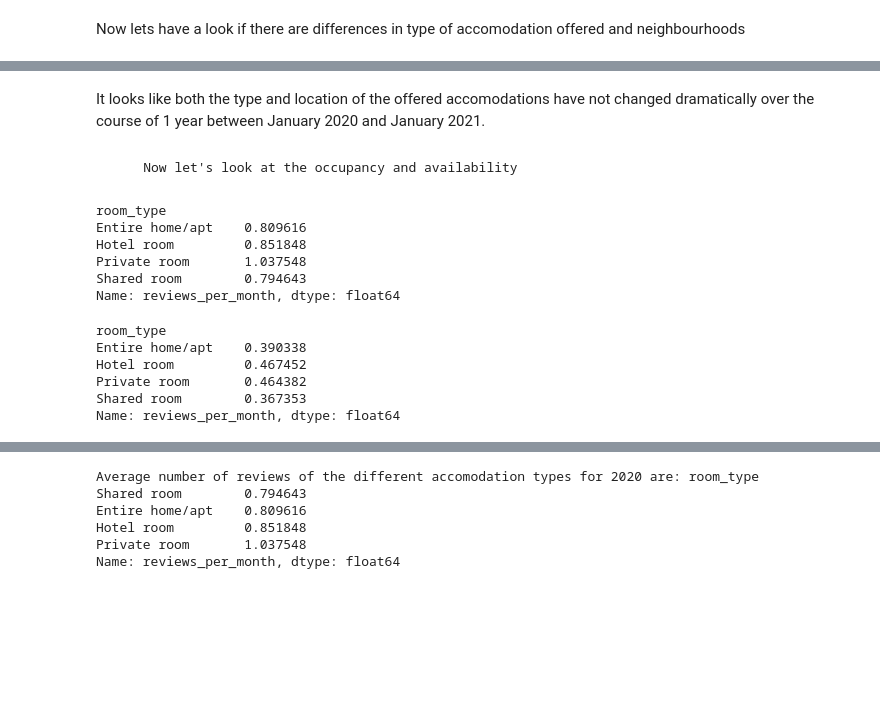
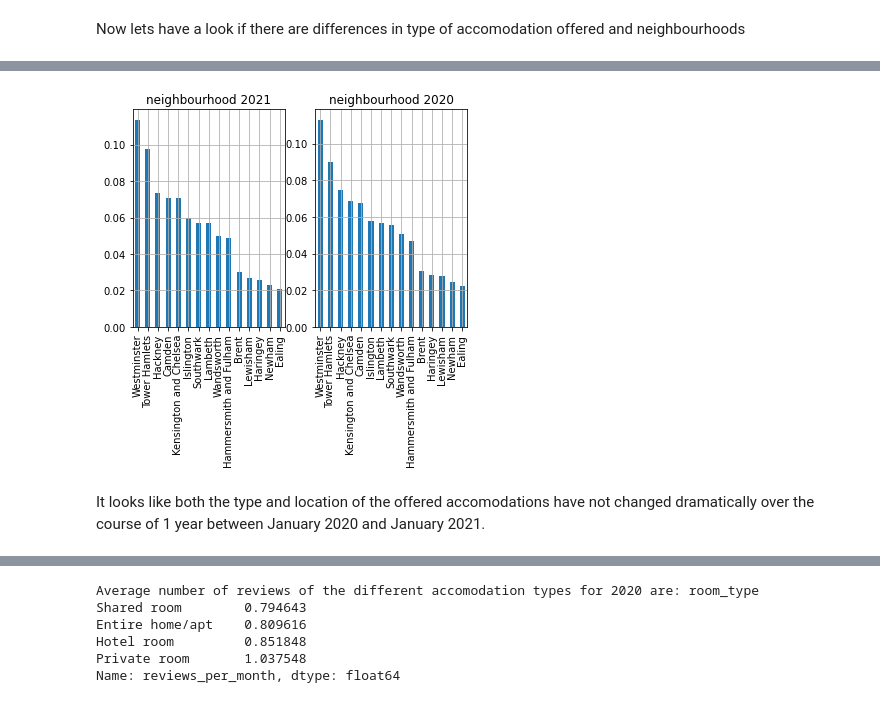
Before and after one commit to shristov1/Covid19_data_analysis, a Jupyter notebook: AirBnB London.ipynb, the cells around one changed output, grey strips where cells are left out. Saved outputs shown, nothing was run; the diff lists cells and outputs as text; code cells hidden in the pictures; blank space fills up the shorter version.

```diff
--- a/AirBnB London.ipynb
+++ b/AirBnB London.ipynb
@@ -81,22 +132,6 @@ plt.grid()
+# %%
+bar_plot(data_set_2020, data_set_2021, 'neighbourhood', plot_limit=15)
+# %% [output]
+[figure, added]
 # %% [markdown]
 It looks like both the type and location of the offered accomodations have not changed dramatically over the course of 1 year between January 2020 and January 2021.
-# %% [markdown]
-        Now let's look at the occupancy and availability
-# %%
-data_set_2020.groupby(['room_type']).mean()['reviews_per_month'].sort_index()
-# %% [output]
-room_type
-Entire home/apt    0.809616
-Hotel room         0.851848
-Private room       1.037548
-Shared room        0.794643
-Name: reviews_per_month, dtype: float64
-# %%
-data_set_2021.groupby(['room_type']).mean()['reviews_per_month'].sort_index()
-# %% [output]
-room_type
-Entire home/apt    0.390338
-Hotel room         0.467452
-Private room       0.464382
-Shared room        0.367353
-Name: reviews_per_month, dtype: float64
```
Also changed, not shown: parts of 52 cells of this notebook.
